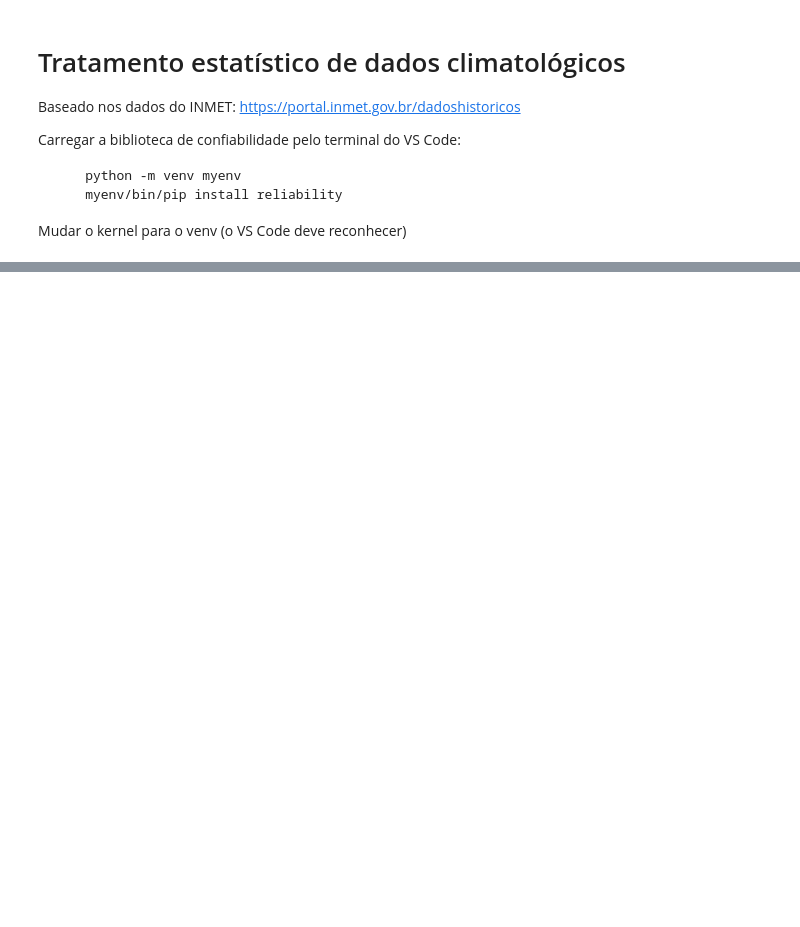
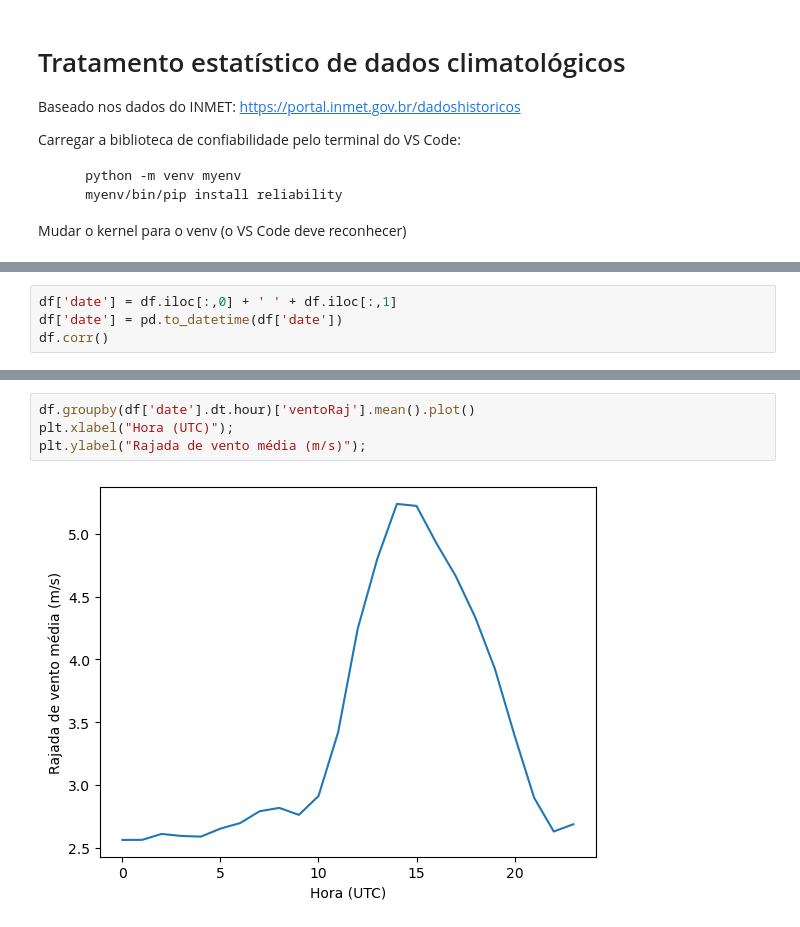
Before and after one commit to carloskleber/nbr5422, a Jupyter notebook: python/tratamentoEstatistico.ipynb, the cells around one changed output, grey strips where cells are left out. Drawn from its saved outputs; the diff is of its cells as text; blank space fills up the shorter version.

```diff
--- a/python/tratamentoEstatistico.ipynb
+++ b/python/tratamentoEstatistico.ipynb
@@ -86,0 +123,4 @@ plt.hist(dfRaj, bins=np.arange(0., 15.5, 0.5))
+# %%
+df['date'] = df.iloc[:,0] + ' ' + df.iloc[:,1]
+df['date'] = pd.to_datetime(df['date'])
+df.corr()
@@ -86,0 +145,6 @@ plt.hist(dfRaj, bins=np.arange(0., 15.5, 0.5))
+# %%
+df.groupby(df['date'].dt.hour)['ventoRaj'].mean().plot()
+plt.xlabel("Hora (UTC)");
+plt.ylabel("Rajada de vento média (m/s)");
+# %% [output]
+[figure, added]
```
Also changed, not shown: parts of 16 cells of this notebook.
